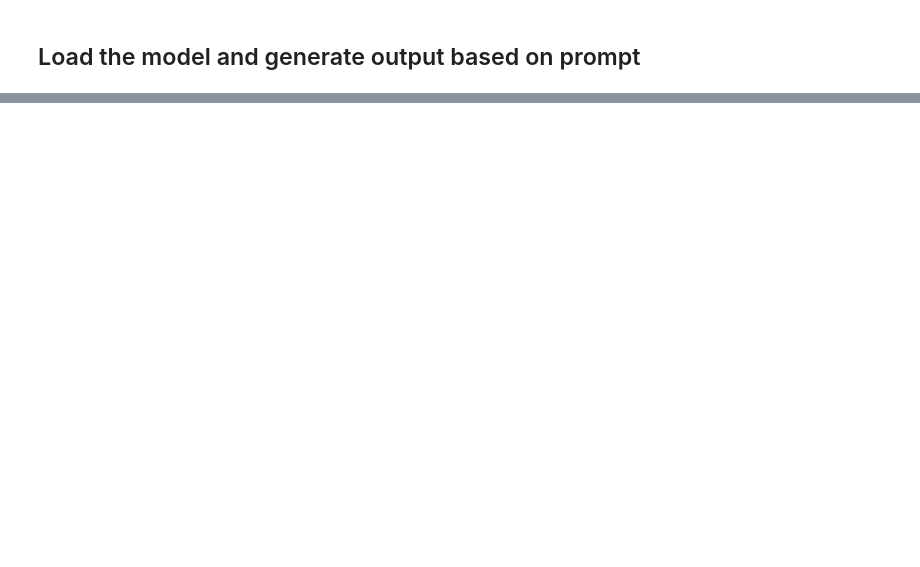
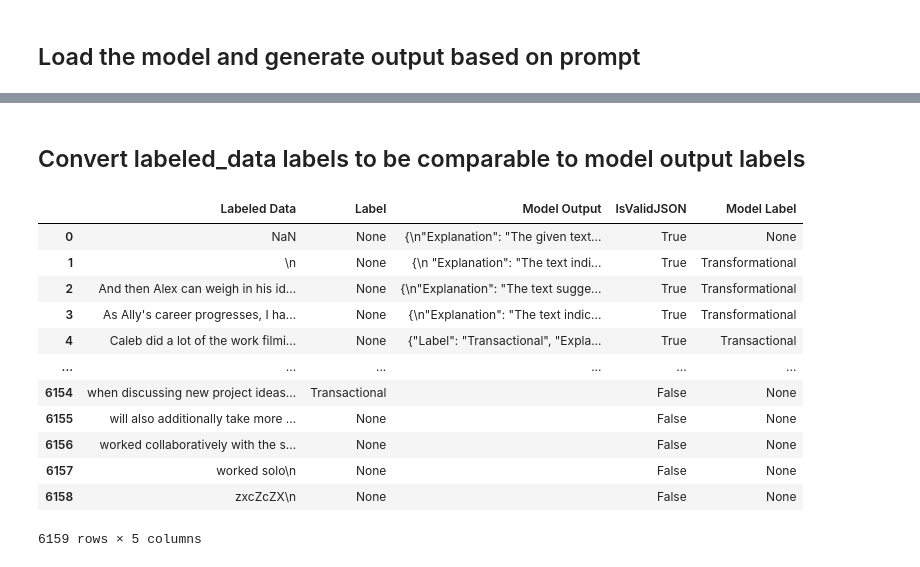
Before and after one commit to ashel65/CareerReadinessFewShot, a Jupyter notebook: few_shot.ipynb, the cells around one changed output, grey strips where cells are left out. Cells and saved outputs as stored; diff of their text form; code cells hidden in the pictures; blank space fills up the shorter version.

```diff
--- a/few_shot.ipynb
+++ b/few_shot.ipynb
@@ -167,0 +359,34 @@ Setting `pad_token_id` to `eos_token_id`:2 for open-end generation.
+# %% [markdown]
+## Convert labeled_data labels to be comparable to model output labels
+# %%
+replaced_labels_df = pd.DataFrame(output_df)
+
+# Define the mapping for label replacements
+label_replacements = {
+    'TC': 'Transactional',
+    'STC': 'Transactional',
+    'TF': 'Transformational',
+    'STF': 'Transformational',
+    'IDK': 'None',
+    'NONE': 'None'
+}
+
+# Replace the values in the 'Label' column
+replaced_labels_df['Label'] = replaced_labels_df['Label'].replace(label_replacements)
+
+# Display the modified DataFrame
+replaced_labels_df
+# %% [output]
+|  | Labeled Data | Label | Model Output | IsValidJSON | Model Label |
+| 0 | NaN | None | {\n"Explanation": "The given text... | True | None |
+| 1 | \n | None | {\n "Explanation": "The text indi... | True | Transformational |
+| 2 | And then Alex can weigh in his id... | None | {\n"Explanation": "The text sugge... | True | Transformational |
+| 3 | As Ally's career progresses, I ha... | None | {\n"Explanation": "The text indic... | True | Transformational |
+| 4 | Caleb did a lot of the work filmi... | None | {"Label": "Transactional", "Expla... | True | Transactional |
+| ... | ... | ... | ... | ... | ... |
+| 6154 | when discussing new project ideas... | Transactional |  | False | None |
+| 6155 | will also additionally take more ... | None |  | False | None |
+| 6156 | worked collaboratively with the s... | None |  | False | None |
+| 6157 | worked solo\n | None |  | False | None |
+| 6158 | zxcZcZX\n | None |  | False | None |
+6159 rows × 5 columns
```
Also changed, not shown: parts of 23 cells of this notebook.
